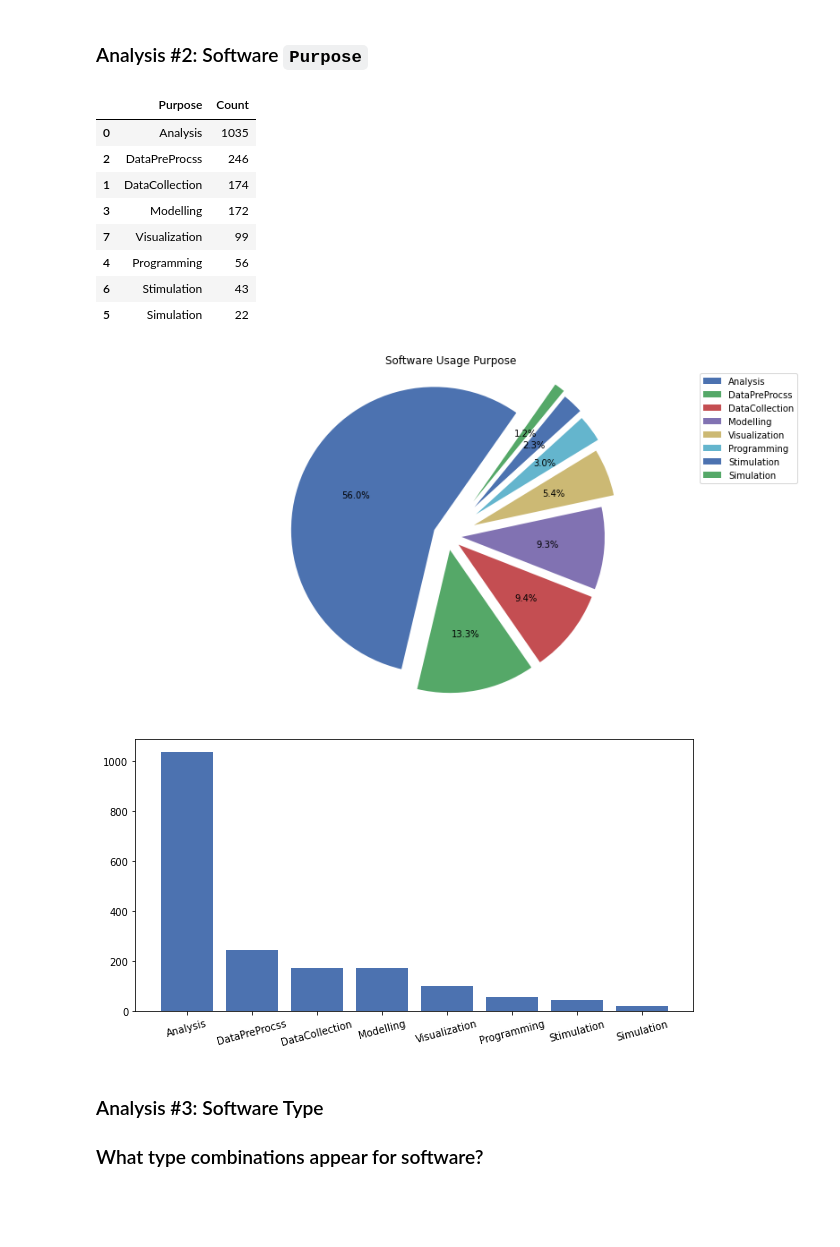
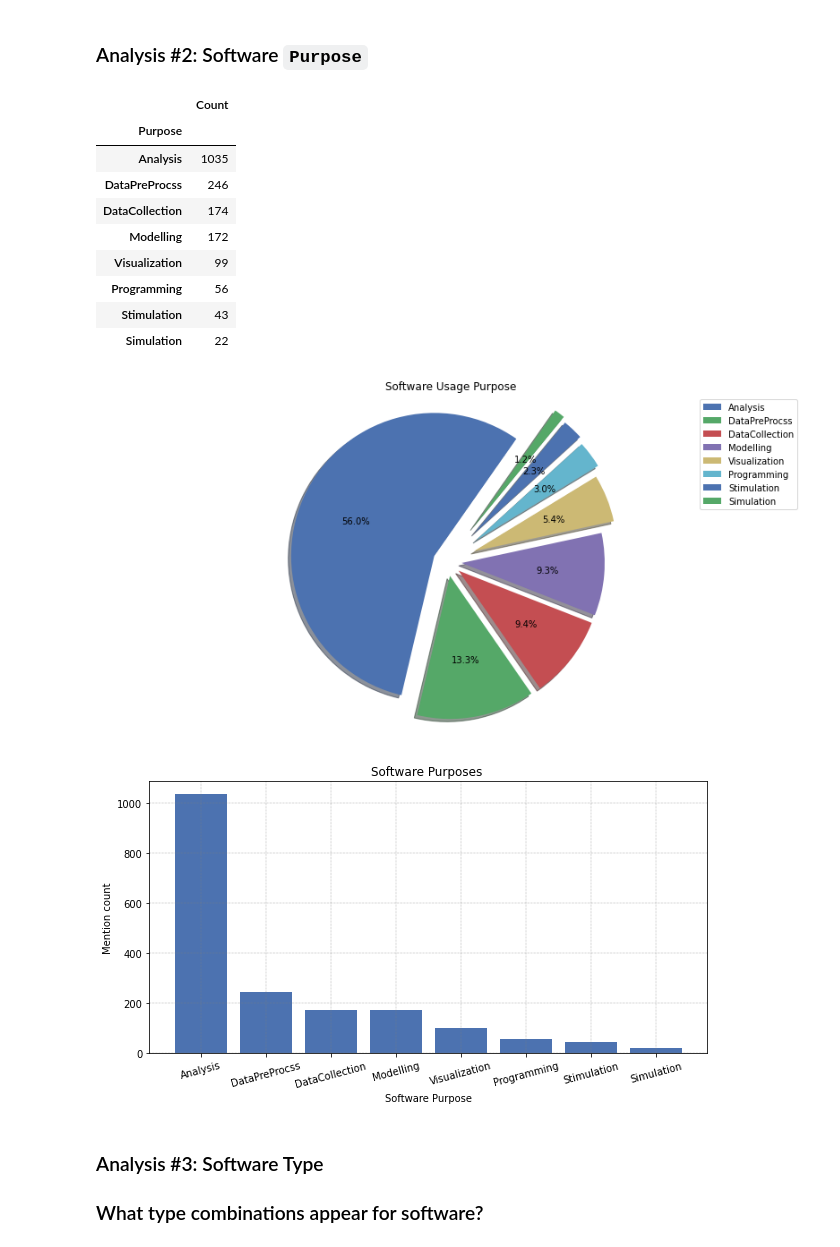
Before and after one commit to BeTKH/Automatic-classifcation-of-purpose-of-software-in-Scientific-articles, a Jupyter notebook: somecode/1.Merging Annotations.ipynb, the cells around one changed output. Cells and saved outputs as stored; diff of their text form; code cells hidden in the pictures; blank space fills up the shorter version.

Commit message:
update notebook merging + analysis

```diff
--- a/somecode/1.Merging Annotations.ipynb
+++ b/somecode/1.Merging Annotations.ipynb
@@ -938,17 +939,20 @@ SwP = PubMedPLoS_swNTP.groupby(['Purpose']).size().reset_index(name='Count')
 
 SwP_dsc = SwP.sort_values(by=['Count','Purpose'], ascending=False)
 
+SwP_dsc = SwP_dsc.set_index("Purpose")
+
 SwP_dsc
 # %% [output]
-|  | Purpose | Count |
-| 0 | Analysis | 1035 |
-| 2 | DataPreProcss | 246 |
-| 1 | DataCollection | 174 |
-| 3 | Modelling | 172 |
-| 7 | Visualization | 99 |
-| 4 | Programming | 56 |
-| 6 | Stimulation | 43 |
-| 5 | Simulation | 22 |
+|  | Count |
+| Purpose |  |
+| Analysis | 1035 |
+| DataPreProcss | 246 |
+| DataCollection | 174 |
+| Modelling | 172 |
+| Visualization | 99 |
+| Programming | 56 |
+| Stimulation | 43 |
+| Simulation | 22 |
 # %%
 # visualize the shre of resources pie-chart
 
@@ -959,13 +963,13 @@ plt.style.use("seaborn-deep")
 fig, ax = plt.subplots(figsize=(14, 7), subplot_kw=dict(aspect="equal"))
 
 # Data to plot
-label = list(SwP_dsc.Purpose)
-x = list(SwP_dsc.Count)
+label = SwP_dsc['Count'].index
+valu_ = SwP_dsc['Count'].values
 
 explode = (0.1, 0.1, 0.1,0.1,0.2,0.25,0.275, 0.3)  # explode 1st slice
 
 
-plt.pie(x,explode=explode,autopct='%1.1f%%', shadow=False, startangle=55)
+plt.pie(valu_,explode=explode,autopct='%1.1f%%', shadow=True, startangle=55)
 
 # annotate
 plt.legend(label, loc="best")
@@ -975,35 +979,37 @@ plt.axis('equal')
 #fig.savefig("Plot: 2.Share of Resources.png", dpi = 130)
 plt.show()
 # %% [output]
-[figure, old version]
+[figure, new version]
 # %%
 import matplotlib.pyplot as plt
 
 # plot style
 plt.style.use("seaborn-deep")
 
 fig, ax = plt.subplots(figsize=(10, 5))
 
-SwP_dsc = SwP_dsc.set_index("Purpose")
+
 
 val_ = SwP_dsc['Count'].values
 ind_ = SwP_dsc['Count'].index
 
 
 ax.bar(ind_,val_, align='center')
 
 # labels
-#ax.set_title("Types in software_purpose ")
-#ax.set_xlabel("Software Purpose")
+ax.set_title("Software Purposes ")
+ax.set_xlabel("Software Purpose")
+ax.set_ylabel("Mention count")
 
 ax.set_xticklabels(ind_, rotation=15)
 
 #ax.invert_yaxis()
+plt.grid(color='grey', linestyle='-.', linewidth=0.3)
 plt.show()
 
 #fig.savefig("Software Types.png", dpi = 130)
 # %% [output]
-[figure, old version]
+[figure, new version]
 # %% [markdown]
 ### Analysis #3: Software Type
 
```
Also changed, not shown: parts of 39 cells of this notebook.
